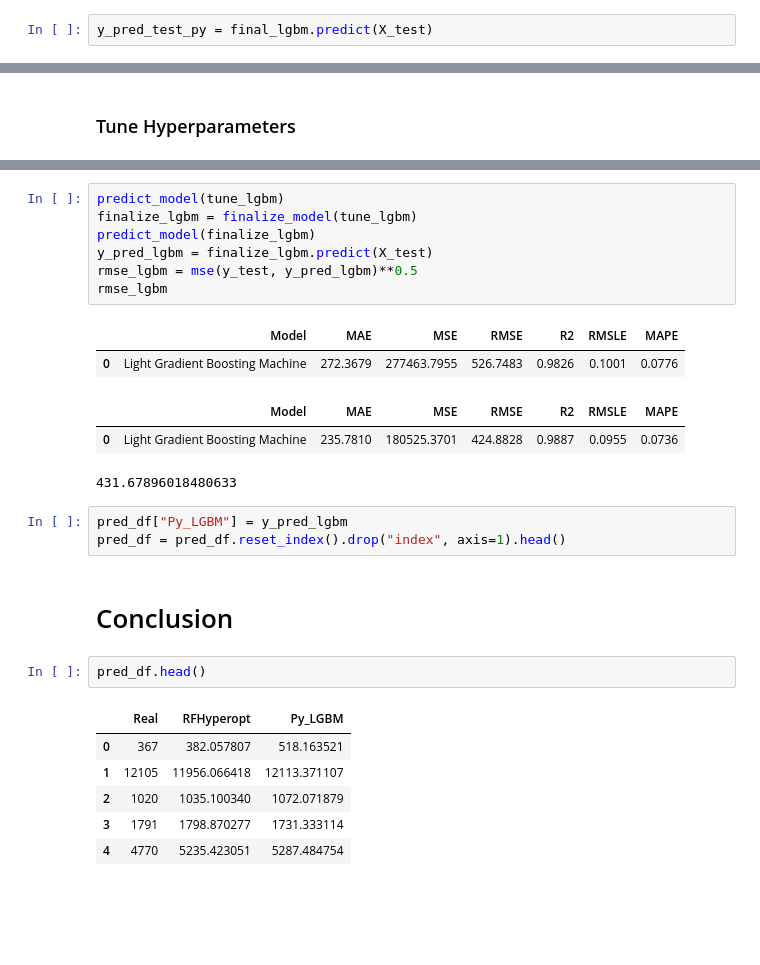
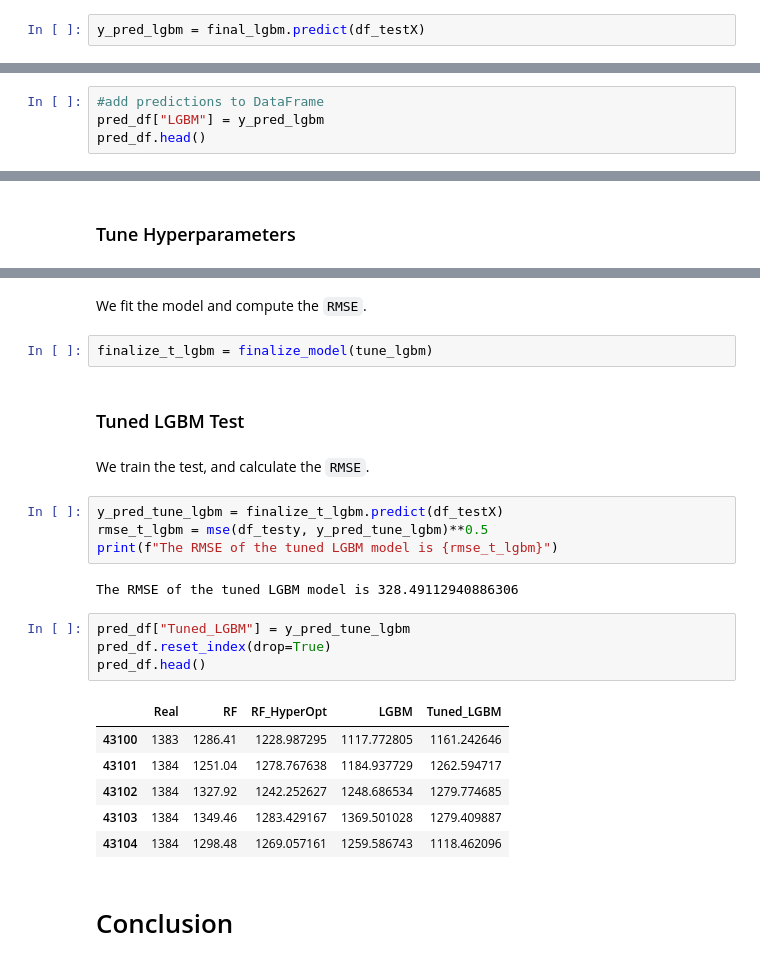
Before and after one commit to MarioGar25/Diamonds-everywhere, a Jupyter notebook: Diamonds-ML-Model.ipynb, the cells around one changed output, grey strips where cells are left out. Cells and saved outputs as stored; diff of their text form; blank space fills up the shorter version.

```diff
--- a/Diamonds-ML-Model.ipynb
+++ b/Diamonds-ML-Model.ipynb
@@ -685,2 +818,2 @@ predict_model(final_lgbm);
 # %%
-y_pred_test_py = final_lgbm.predict(X_test)
+y_pred_lgbm = final_lgbm.predict(df_testX)
@@ -691,0 +825,4 @@ rmse_py
+# %%
+#add predictions to DataFrame
+pred_df["LGBM"] = y_pred_lgbm
+pred_df.head()
@@ -710,27 +856,27 @@ tune_lgbm = tune_model(lgbm_reg, search_library="optuna", search_algorithm="tpe"
-# %%
-predict_model(tune_lgbm)
-finalize_lgbm = finalize_model(tune_lgbm)
-predict_model(finalize_lgbm)
-y_pred_lgbm = finalize_lgbm.predict(X_test)
-rmse_lgbm = mse(y_test, y_pred_lgbm)**0.5
-rmse_lgbm
-# %% [output]
-|  | Model | MAE | MSE | RMSE | R2 | RMSLE | MAPE |
-| 0 | Light Gradient Boosting Machine | 272.3679 | 277463.7955 | 526.7483 | 0.9826 | 0.1001 | 0.0776 |
-|  | Model | MAE | MSE | RMSE | R2 | RMSLE | MAPE |
-| 0 | Light Gradient Boosting Machine | 235.7810 | 180525.3701 | 424.8828 | 0.9887 | 0.0955 | 0.0736 |
-431.67896018480633
+# %% [markdown]
+We fit the model and compute the `RMSE`.
+# %%
+finalize_t_lgbm = finalize_model(tune_lgbm)
+# %% [markdown]
+### Tuned LGBM Test
+# %% [markdown]
+We train the test, and calculate the `RMSE`.
+# %%
+y_pred_tune_lgbm = finalize_t_lgbm.predict(df_testX)
+rmse_t_lgbm = mse(df_testy, y_pred_tune_lgbm)**0.5
+print(f"The RMSE of the tuned LGBM model is {rmse_t_lgbm}")
+# %% [output]
+The RMSE of the tuned LGBM model is 328.49112940886306
 # %%
-pred_df["Py_LGBM"] = y_pred_lgbm
-pred_df = pred_df.reset_index().drop("index", axis=1).head()
+pred_df["Tuned_LGBM"] = y_pred_tune_lgbm
+pred_df.reset_index(drop=True)
+pred_df.head()
+# %% [output]
+|  | Real | RF | RF_HyperOpt | LGBM | Tuned_LGBM |
+| 43100 | 1383 | 1286.41 | 1228.987295 | 1117.772805 | 1161.242646 |
+| 43101 | 1384 | 1251.04 | 1278.767638 | 1184.937729 | 1262.594717 |
+| 43102 | 1384 | 1327.92 | 1242.252627 | 1248.686534 | 1279.774685 |
+| 43103 | 1384 | 1349.46 | 1283.429167 | 1369.501028 | 1279.409887 |
+| 43104 | 1384 | 1298.48 | 1269.057161 | 1259.586743 | 1118.462096 |
 # %% [markdown]
 # Conclusion
-# %%
-pred_df.head()
-# %% [output]
-|  | Real | RFHyperopt | Py_LGBM |
-| 0 | 367 | 382.057807 | 518.163521 |
-| 1 | 12105 | 11956.066418 | 12113.371107 |
-| 2 | 1020 | 1035.100340 | 1072.071879 |
-| 3 | 1791 | 1798.870277 | 1731.333114 |
-| 4 | 4770 | 5235.423051 | 5287.484754 |
```
Also changed, not shown: parts of 71 cells of this notebook, 9 other files.
